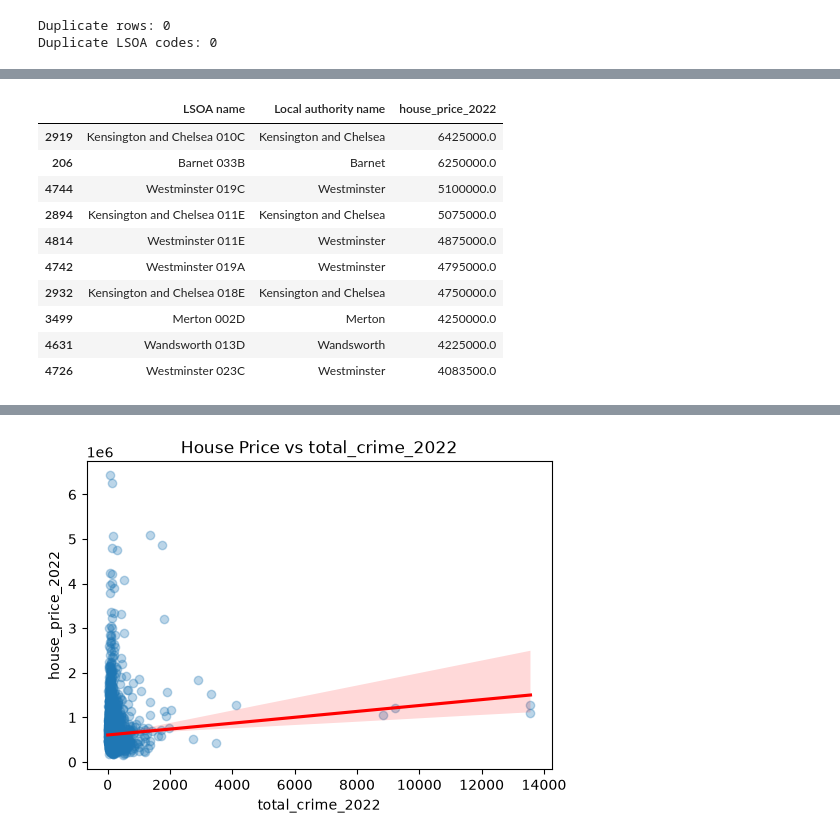
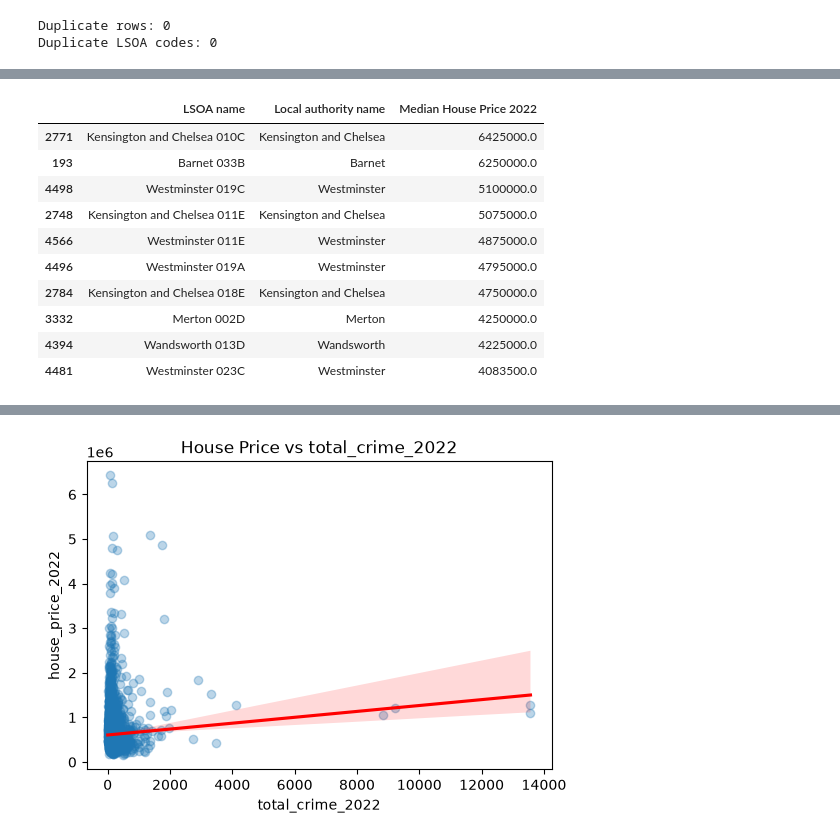
Before and after one commit to RaquelCG1/London-House-Prices-Crime-IMD-transport, a Jupyter notebook: main.ipynb, the cells around one changed output, grey strips where cells are left out. Saved outputs shown, nothing was run; the diff lists cells and outputs as text; code cells hidden in the pictures.

```diff
--- a/main.ipynb
+++ b/main.ipynb
@@ -231,11 +231,13 @@ final_df = house_crime.merge(
     validate="one_to_one"
 )
 # %%
-output_path = DATA_DIR / "final_dataset.csv"
-final_df.to_csv(output_path, index=False)
+# output_path = DATA_DIR / "final_dataset.csv"
+# final_df.to_csv(output_path, index=False)
 
-print(final_df.shape)
-print(final_df.columns)
+# print(final_df.shape)
+# print(final_df.columns)
 
-final_df.head()
+# final_df.head()
+final_df = pd.read_csv('data/final_dataset.csv')
+#final_df.columns
 # %% [output]
@@ -350,15 +349,15 @@ for col in numeric_cols:
 # %%
-final_df.nlargest(10,"house_price_2022")[["LSOA name", "Local authority name", "house_price_2022"]]
+final_df.nlargest(10,"Median House Price 2022")[["LSOA name", "Local authority name", "Median House Price 2022"]]
 # %% [output]
-|  | LSOA name | Local authority name | house_price_2022 |
-| 2919 | Kensington and Chelsea 010C | Kensington and Chelsea | 6425000.0 |
-| 206 | Barnet 033B | Barnet | 6250000.0 |
-| 4744 | Westminster 019C | Westminster | 5100000.0 |
-| 2894 | Kensington and Chelsea 011E | Kensington and Chelsea | 5075000.0 |
-| 4814 | Westminster 011E | Westminster | 4875000.0 |
-| 4742 | Westminster 019A | Westminster | 4795000.0 |
-| 2932 | Kensington and Chelsea 018E | Kensington and Chelsea | 4750000.0 |
-| 3499 | Merton 002D | Merton | 4250000.0 |
-| 4631 | Wandsworth 013D | Wandsworth | 4225000.0 |
-| 4726 | Westminster 023C | Westminster | 4083500.0 |
+|  | LSOA name | Local authority name | Median House Price 2022 |
+| 2771 | Kensington and Chelsea 010C | Kensington and Chelsea | 6425000.0 |
+| 193 | Barnet 033B | Barnet | 6250000.0 |
+| 4498 | Westminster 019C | Westminster | 5100000.0 |
+| 2748 | Kensington and Chelsea 011E | Kensington and Chelsea | 5075000.0 |
+| 4566 | Westminster 011E | Westminster | 4875000.0 |
+| 4496 | Westminster 019A | Westminster | 4795000.0 |
+| 2784 | Kensington and Chelsea 018E | Kensington and Chelsea | 4750000.0 |
+| 3332 | Merton 002D | Merton | 4250000.0 |
+| 4394 | Wandsworth 013D | Wandsworth | 4225000.0 |
+| 4481 | Westminster 023C | Westminster | 4083500.0 |
 # %%
```
Also changed, not shown: parts of 11 cells of this notebook, 5 other files.
